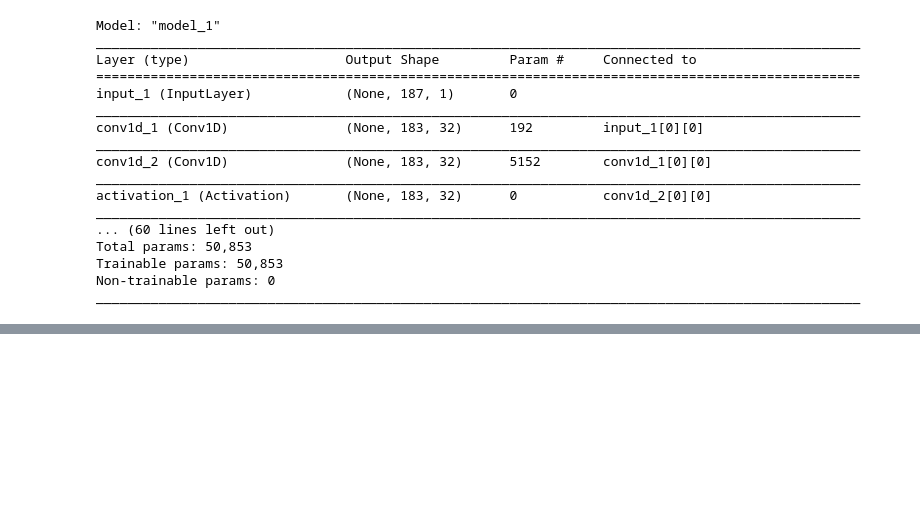
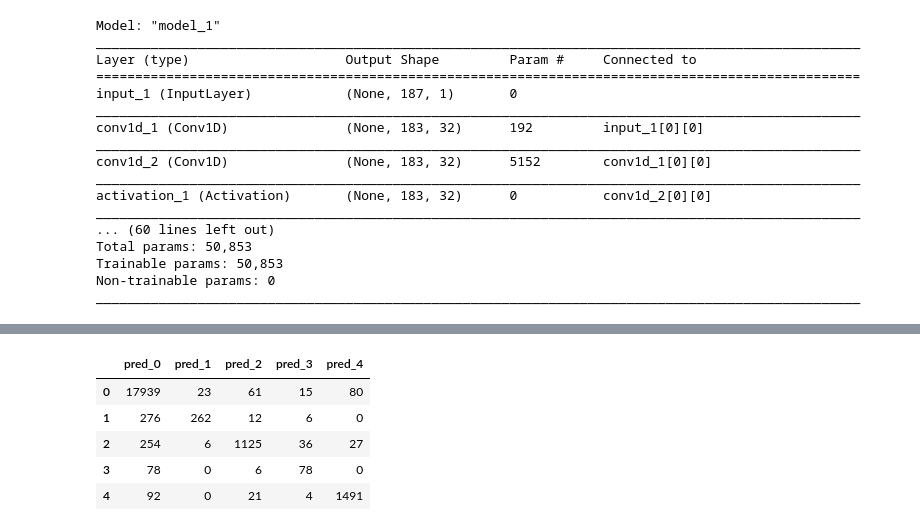
Before and after one commit to i-ces/profiling-ecg, a Jupyter notebook: codecamp.ipynb, the cells around one changed output, grey strips where cells are left out. Drawn from its saved outputs; the diff is of its cells as text; code cells hidden in the pictures; blank space fills up the shorter version.

```diff
--- a/codecamp.ipynb
+++ b/codecamp.ipynb
@@ -507,0 +536,12 @@ weighted avg       0.88      0.83      0.83      2000
+# %%
+confusion_mat = pd.DataFrame(np.array(confusion_matrix(y_test.argmax(axis=1), y_pred2.argmax(axis=1))),
+                         index = ['0', '1','2', '3','4'],
+                        columns=['pred_0', 'pred_1','pred_2', 'pred_3','pred_4'])
+confusion_mat
+# %% [output]
+|  | pred_0 | pred_1 | pred_2 | pred_3 | pred_4 |
+| 0 | 17939 | 23 | 61 | 15 | 80 |
+| 1 | 276 | 262 | 12 | 6 | 0 |
+| 2 | 254 | 6 | 1125 | 36 | 27 |
+| 3 | 78 | 0 | 6 | 78 | 0 |
+| 4 | 92 | 0 | 21 | 4 | 1491 |
```
Also changed, not shown: parts of 13 cells of this notebook.
